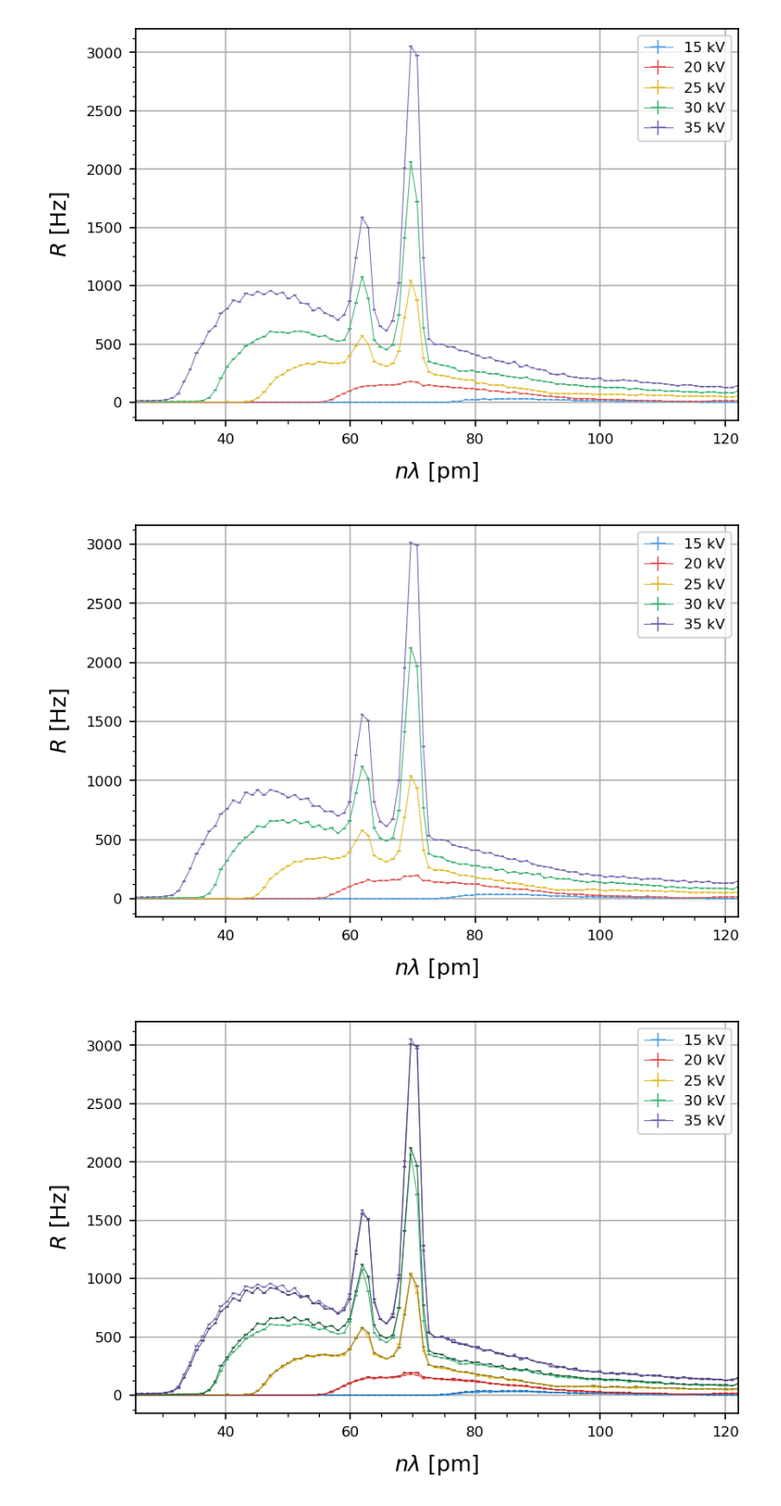
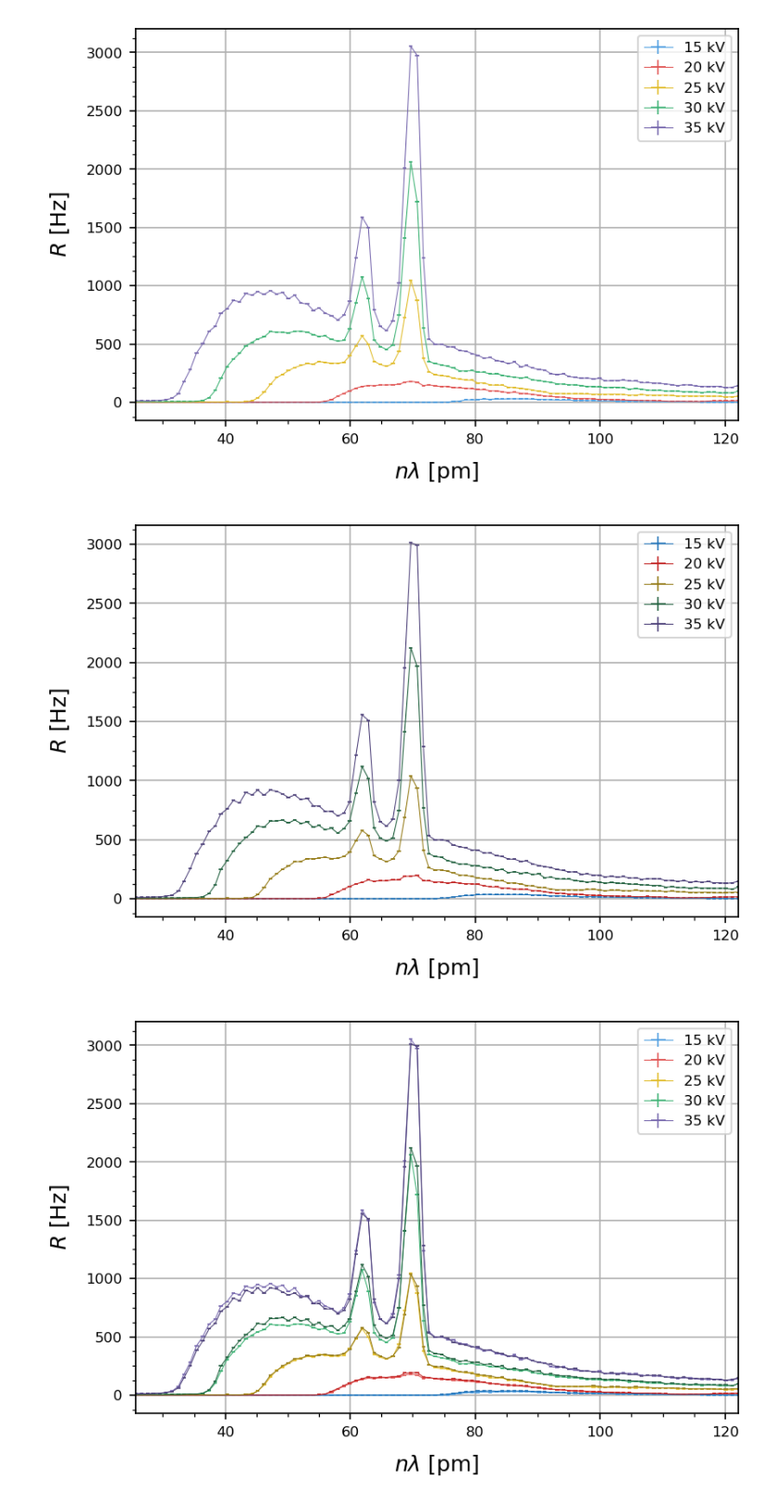
Before and after one commit to parallax-xallaraq/PHSX616, a Jupyter notebook: Lab2 - X-ray Apparatus/1 - Investigating the energy spectrum/Code/Basic.ipynb, the cells around one changed output. Shown at 93% size. Cells and saved outputs as stored; diff of their text form; code cells hidden in the pictures.

```diff
--- a/Lab2 - X-ray Apparatus/1 - Investigating the energy spectrum/Code/Basic.ipynb
+++ b/Lab2 - X-ray Apparatus/1 - Investigating the energy spectrum/Code/Basic.ipynb
@@ -15,6 +15,8 @@ path_data = 'C:\\Users\\polar\\OneDrive - The University of Kansas\\PHSX 616\\Gi
 filenames: dict[str,str] = {
    'I1mA t1'   : path_data + 'a-I1ma_trial1_table.csv',
    'I1mA t2'   : path_data + 'a-I1ma_trial2_table.csv',
+   'U35kV t1'  : path_data + 'b-U35kv_trial1.csv',
+   'U35kV t2'  : path_data + 'b-U35kv_trial2.csv',
 } # t==trial
 
 tables: dict[str, dict[str, np.array]] = my.UnpackAllTables(filenames)
@@ -83,22 +87,22 @@ PlotXmanyY(
 # %%
 PlotXmanyY(
     x = tables['I1mA t2']['n&l / pm'],
     y = [tables['I1mA t2']['R_0 / 1/s'],
          tables['I1mA t2']['R_1 / 1/s'],
          tables['I1mA t2']['R_2 / 1/s'],
          tables['I1mA t2']['R_3 / 1/s'],
          tables['I1mA t2']['R_4 / 1/s']],
     yleg = ['15 kV','20 kV','25 kV','30 kV','35 kV'],
-    c = my.color5,
+    c = my.color5_dark,
     xerr = 0.3,
     yerr = 1,
     xlab ='$n\lambda$ [pm]',
     ylab = '$R$ [Hz]',
-    xlim = (tables['I1mA t2']['n&l / pm'] [0], tables['I1mA t1']['n&l / pm'] [-1]),
+    xlim = (tables['I1mA t2']['n&l / pm'] [0], tables['I1mA t2']['n&l / pm'] [-1]),
     fileName = path_fig + 'a-I1mA_t2.png'
 )
 # %% [output]
-[figure, old version]
+[figure, new version]
 # %%
 PlotXmanyY(
     x = tables['I1mA t2']['n&l / pm'],
```
Also changed, not shown: parts of 4 cells of this notebook, 4 other files.
